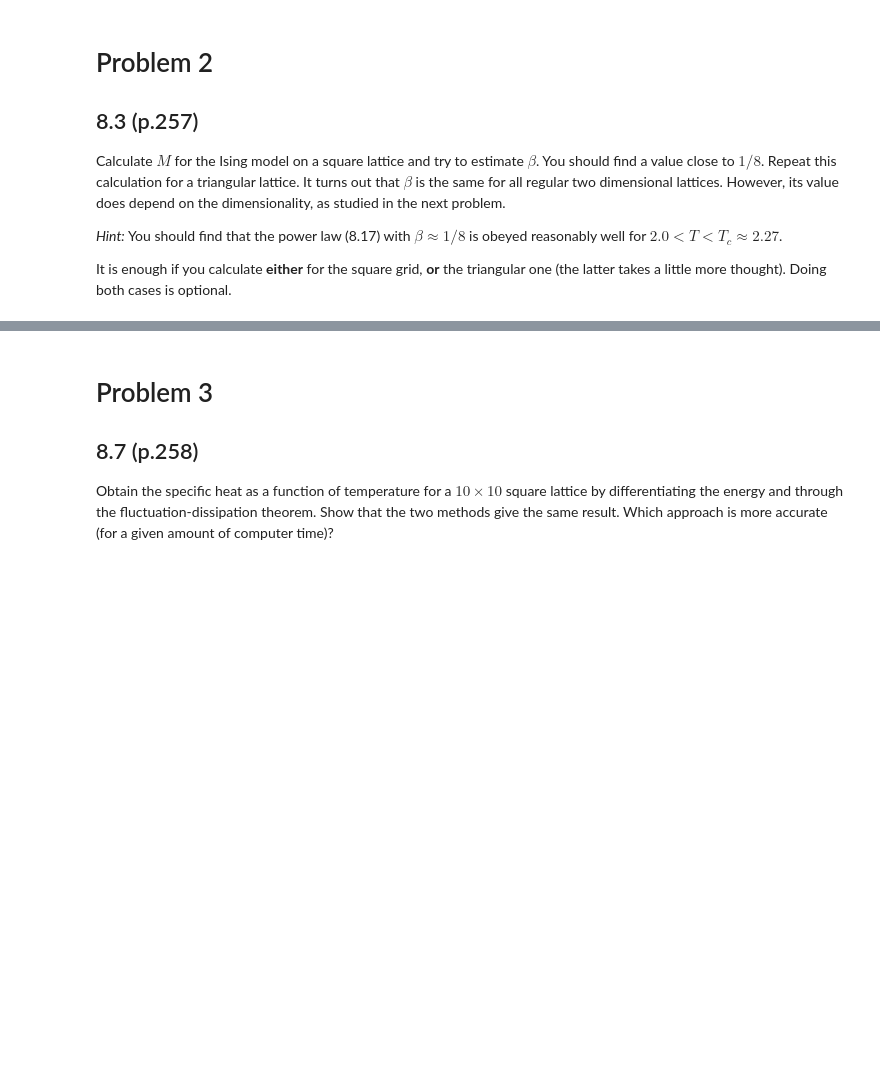
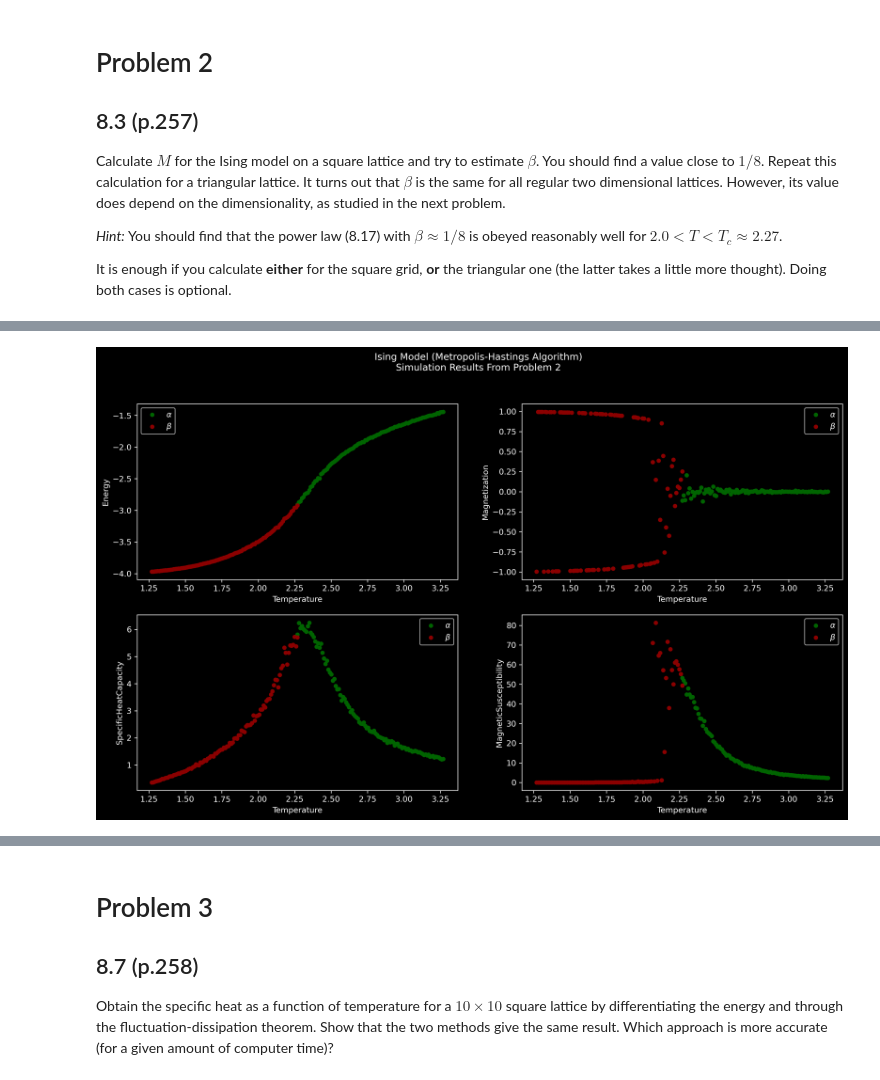
Before and after one commit to ethank5149/PurduePHYS580, a Jupyter notebook: Homework/HW5/HW5out.ipynb, the cells around one changed output, grey strips where cells are left out. Saved outputs shown, nothing was run; the diff lists cells and outputs as text; code cells hidden in the pictures; blank space fills up the shorter version.

```diff
--- a/Homework/HW5/HW5out.ipynb
+++ b/Homework/HW5/HW5out.ipynb
@@ -150,0 +191,16 @@ fig.savefig('IsingModel')
+# %%
+model_a  = IsingLattice(rows, cols, J, kB, Tc, Tc + dT, nT, H0, Hf, 1, nR, sS)
+H_a, T_a, E_a, M_a, C_a, X_a = model_a.simulate()
+
+df2a = pd.DataFrame(
+    np.vstack((H_a, T_a, E_a, C_a, M_a, X_a)).T,
+    columns=['MagneticField','Temperature', 'Energy', 'SpecificHeatCapacity', 'Magnetization', 'MagneticSusceptibility'])
+df2a.to_csv('Problem2_alpha_data.csv')
+
+df2a[     'y'] = df2a.SpecificHeatCapacity.apply(lambda _ :  np.log(np.abs(_)))
+df2a[     'x'] = df2a.Temperature.apply(lambda _ : -np.log(np.abs(_ - Tc)))
+df2a['yprime'] = df2a.y.where(df2a.Temperature > Tc).where(df2a.x <= df2a.x.mean() + 0.5 * df2a.x.std())
+
+df2a_ = df2a[['x', 'yprime']].dropna()
+(c_alpha, alpha), _ = curve_fit(linfit, df2a_.x.values, df2a_.yprime.values)
+df2a_['fit'] = df2a_.x.apply(lambda _ : linfit(_, c_alpha, alpha))
@@ -150,0 +225,16 @@ fig.savefig('IsingModel')
+# %%
+model_b  = IsingLattice(rows, cols, J, kB, Tc - dT, Tc, nT, H0, Hf, 1, nR, sS)
+H_b, T_b, E_b, M_b, C_b, X_b = model_b.simulate()
+
+df2b = pd.DataFrame(
+    np.vstack((H_b, T_b, E_b, C_b, M_b, X_b)).T,
+    columns=['MagneticField','Temperature', 'Energy', 'SpecificHeatCapacity', 'Magnetization', 'MagneticSusceptibility'])
+df2b.to_csv('Problem2_beta_data.csv')
+
+df2b[     'y'] = df2b.Magnetization.apply(lambda _ :  np.log(np.abs(_)))
+df2b[     'x'] = df2b.Temperature.apply(lambda _ :  np.log(np.abs(_ - Tc)))
+df2b['yprime'] = df2b.y.where(df2b.Temperature <= Tc).where(df2b.y > df2b.y.mean() + 0. * df2b.y.std())
+
+df2b_  = df2b[[ 'x',  'yprime']].dropna()
+( c_beta,  beta), _ = curve_fit(linfit,  df2b_.x.values,  df2b_.yprime.values)
+df2b_[ 'fit'] = df2b_.x.apply(lambda _ : linfit(_,  c_beta,  beta))
@@ -150,0 +259,14 @@ fig.savefig('IsingModel')
+# %%
+fig, ax = plt.subplots(2, 2, figsize=(16,9), dpi=300)
+fig.suptitle('Ising Model (Metropolis-Hastings Algorithm)\nSimulation Results From Problem 2')
+df2a.plot.scatter('Temperature',                 'Energy', c='darkgreen', ax=ax[0,0], label=r'$\alpha$')
+df2a.plot.scatter('Temperature',          'Magnetization', c='darkgreen', ax=ax[0,1], label=r'$\alpha$')
+df2a.plot.scatter('Temperature',   'SpecificHeatCapacity', c='darkgreen', ax=ax[1,0], label=r'$\alpha$')
+df2a.plot.scatter('Temperature', 'MagneticSusceptibility', c='darkgreen', ax=ax[1,1], label=r'$\alpha$')
+df2b.plot.scatter('Temperature',                 'Energy',   c='darkred', ax=ax[0,0],  label=r'$\beta$')
+df2b.plot.scatter('Temperature',          'Magnetization',   c='darkred', ax=ax[0,1],  label=r'$\beta$')
+df2b.plot.scatter('Temperature',   'SpecificHeatCapacity',   c='darkred', ax=ax[1,0],  label=r'$\beta$')
+df2b.plot.scatter('Temperature', 'MagneticSusceptibility',   c='darkred', ax=ax[1,1],  label=r'$\beta$')
+fig.savefig('plots/Problem2_simulation')
+# %% [output]
+[figure, added]
```
Also changed, not shown: parts of 24 cells of this notebook.
